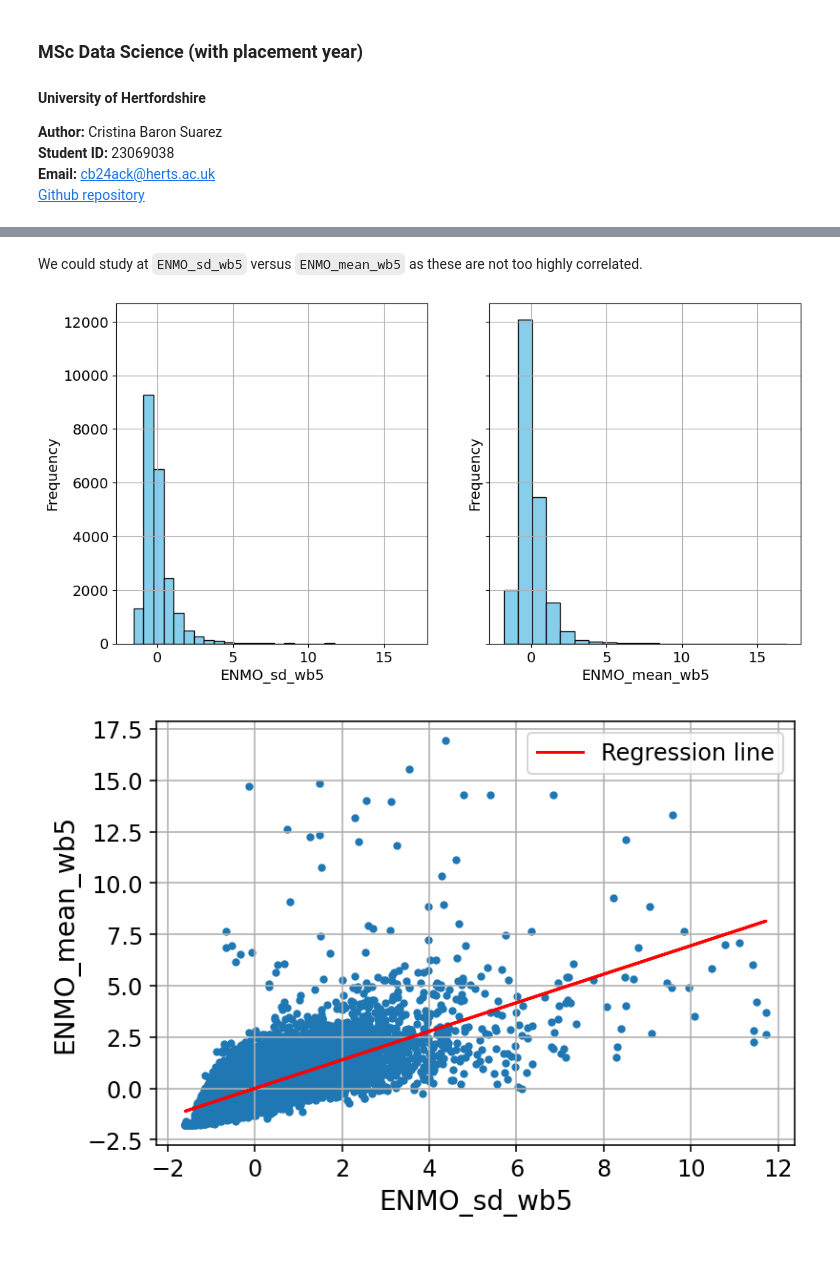
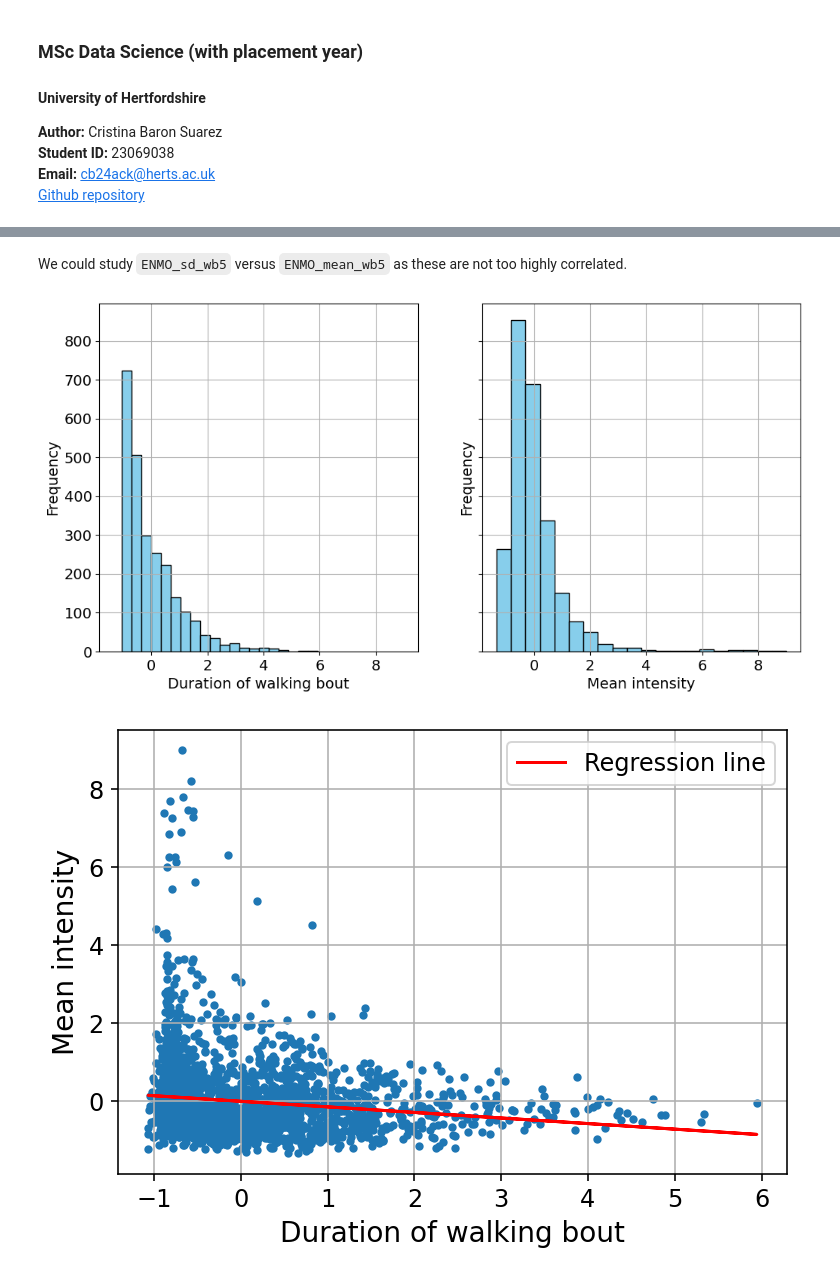
Before and after one commit to criss-bassu/Clustering_Fitting, a Jupyter notebook: ClusteringFitting_walks.ipynb, the cells around one changed output, grey strips where cells are left out. Cells and saved outputs as stored; diff of their text form; code cells hidden in the pictures.

```diff
--- a/ClusteringFitting_walks.ipynb
+++ b/ClusteringFitting_walks.ipynb
@@ -22,5 +23,5 @@ import matplotlib.cm as cm
 # %%
-filename = 'walks2.csv'
-dfAll = pd.read_csv(filename)
+filename = 'walkingSample.csv'
+dfAll = pd.read_csv(filename).iloc[:,4:] # Read and select all columns from the 5th-on
 dfAll.head()
 # %% [output]
@@ -129,3 +208,3 @@ heatmap(df)
 # %% [markdown]
-We could study at `ENMO_sd_wb5` versus `ENMO_mean_wb5` as these are not too highly correlated.
+We could study `ENMO_sd_wb5` versus `ENMO_mean_wb5` as these are not too highly correlated.
 # %%
@@ -143,20 +232,21 @@ def plot_histogram(df, cols):
     plt.show()
     return
 # %%
-cols = ['ENMO_sd_wb5', 'ENMO_mean_wb5']
-xlabels = ['Corrected Kidney Index', 'Peripheral Fat Mass']
-plot_histogram(df, cols)
+cols = ['dur_wb_10_90_3m_i2m_wb5', 'ENMO_mean_wb5']
+xlabels = ['Duration of walking bout', 'Mean intensity']
+plot_histogram(df, cols, xlabels)
 # %% [output]
-[figure, old version]
+[figure, new version]
 # %%
-def plot_regresion(df, vars):
+def plot_regresion(df, vars, xlabels):
     """
     Plots a scatter plot and a linear regression line for the variables we want to study.
     Aim: Observe how different variables correlate with each other.
+
     Parameters:
-    - df : The DataFrame containing the data
-    - vars: A list with the variables to be studied
-    - labels: A list with the labels of these variables
+    - 'df' : The DataFrame containing the data
+    - 'vars': A list with the variables to be studied
+    - 'xlabels': A list with the labels of these variables
     """
     # Creates the figure and the axes
     fig, ax = plt.subplots(dpi = 144, figsize = (6, 4))
@@ -172,17 +262,17 @@ def plot_regresion(df, vars):
     ax.plot(df[vars[0]], m * df[vars[0]] + b, color = "red", label = "Regression line")
 
     ax.grid(True)
-    ax.set_xlabel(cols[0], fontsize = 14)
-    ax.set_ylabel(cols[1], fontsize = 14)
+    ax.set_xlabel(xlabels[0], fontsize = 14)
+    ax.set_ylabel(xlabels[1], fontsize = 14)
     ax.tick_params(labelsize = 12)
     ax.legend(fontsize = 12)
 
     plt.show()
     return
 # %%
-plot_regresion(df, cols)
+plot_regresion(df, cols, xlabels)
 # %% [output]
-[figure, old version]
+[figure, new version]
 # %%
 df_clust = df[cols].copy()
 scaler = RobustScaler()
```
Also changed, not shown: parts of 29 cells of this notebook, 4 other files.
